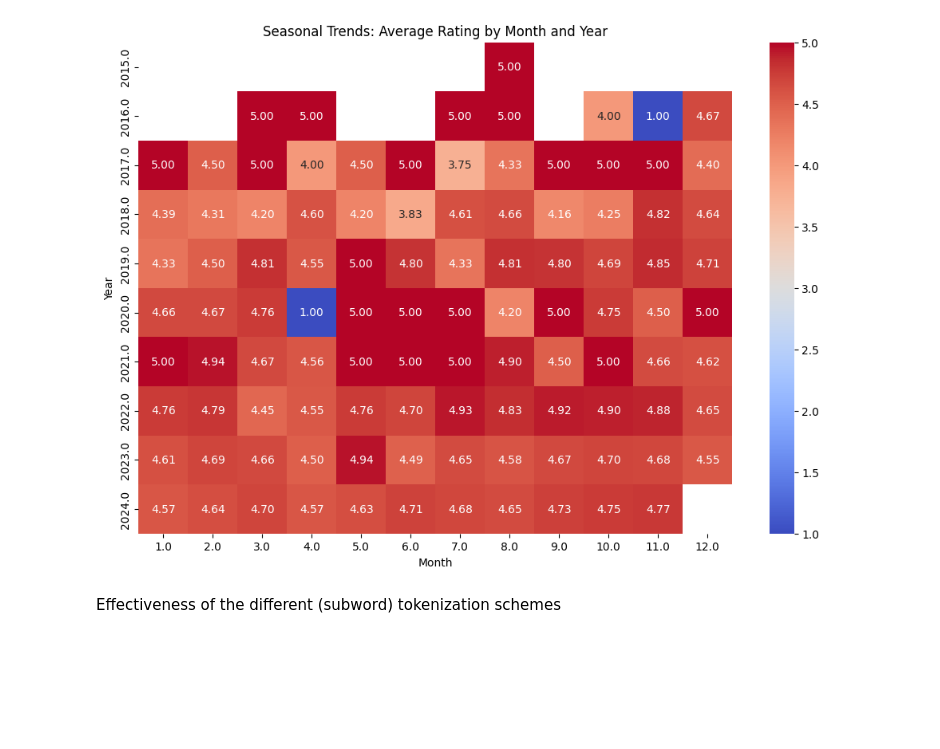
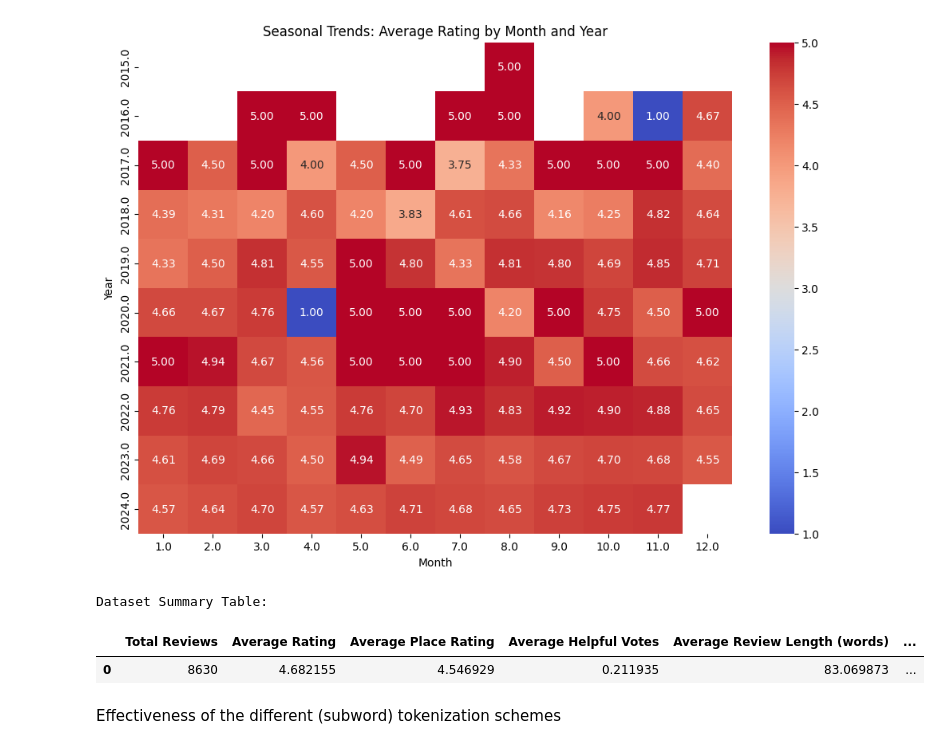
Before and after one commit to j-ranasinghe/nlp_cw, a Jupyter notebook: Solution_GroupH.ipynb, the cells around one changed output. Drawn from its saved outputs; the diff is of its cells as text; code cells hidden in the pictures; blank space fills up the shorter version.

```diff
--- a/Solution_GroupH.ipynb
+++ b/Solution_GroupH.ipynb
@@ -431,6 +486,30 @@ plt.show()
 # %%
 columns_to_drop = ['year','month']
 df_cleaned.drop(columns=columns_to_drop, inplace=True)
+# %%
+# Compute review length if not already done
+df_cleaned['review_length'] = df_cleaned['text'].apply(lambda x: len(str(x).split()))
+
+# Dataset Summary Table
+dataset_summary = {
+    "Total Reviews": [len(df_cleaned)],
+    "Average Rating": [df_cleaned['rating'].mean()],
+    "Average Place Rating": [df_cleaned['PlaceRating'].mean()],
+    "Average Helpful Votes": [df_cleaned['helpfulVotes'].mean()],
+    "Average Review Length (words)": [df_cleaned['review_length'].mean()],
+    "Median Review Length (words)": [df_cleaned['review_length'].median()],
+    "Total Words (cleaned reviews)": [df_cleaned['review_length'].sum()]
+}
+
+# Convert to DataFrame for a neat table display
+summary_df = pd.DataFrame(dataset_summary)
+
+print("Dataset Summary Table:")
+summary_df
+# %% [output]
+Dataset Summary Table:
+|  | Total Reviews | Average Rating | Average Place Rating | Average Helpful Votes | Average Review Length (words) | ... |
+| 0 | 8630 | 4.682155 | 4.546929 | 0.211935 | 83.069873 | ... |
 # %% [markdown]
 Effectiveness of the different (subword) tokenization schemes
 # %%
```
Also changed, not shown: parts of 7 cells of this notebook.
